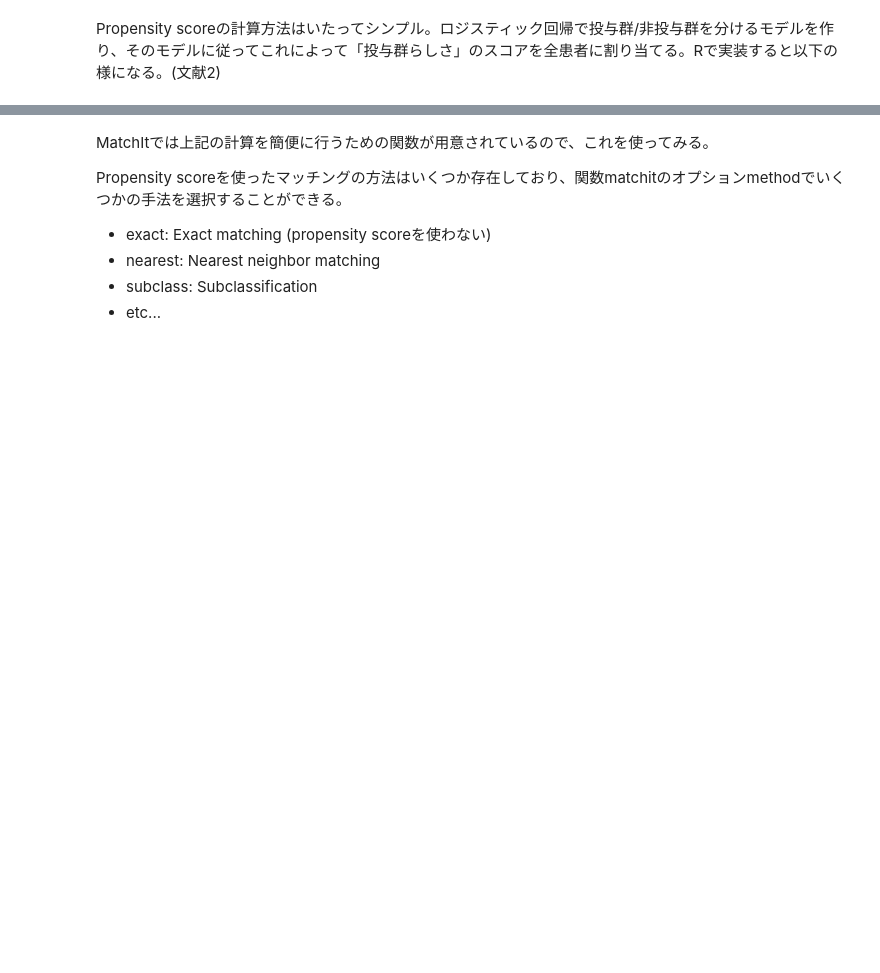
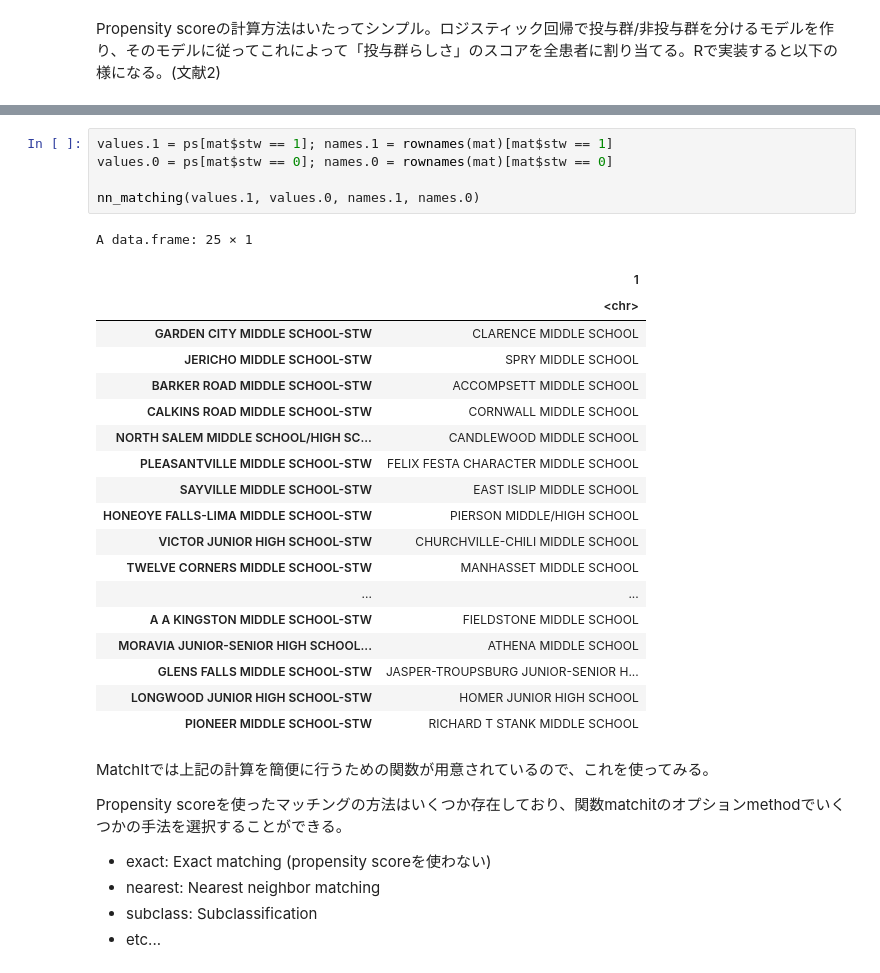
Before and after one commit to tmaruy/RWD, a Jupyter notebook: Propensity_score_maching/Matchit.ipynb, the cells around one changed output, grey strips where cells are left out. Cells and saved outputs as stored; diff of their text form; blank space fills up the shorter version.

```diff
--- a/Propensity_score_maching/Matchit.ipynb
+++ b/Propensity_score_maching/Matchit.ipynb
@@ -161,3 +205,28 @@ boxplot(ps,mat$stw)
+# %%
+values.1 = ps[mat$stw == 1]; names.1 = rownames(mat)[mat$stw == 1]
+values.0 = ps[mat$stw == 0]; names.0 = rownames(mat)[mat$stw == 0]
+
+nn_matching(values.1, values.0, names.1, names.0)
+# %% [output]
+A data.frame: 25 × 1
+|  | 1 |
+|  | <chr> |
+| GARDEN CITY MIDDLE SCHOOL-STW | CLARENCE MIDDLE SCHOOL |
+| JERICHO MIDDLE SCHOOL-STW | SPRY MIDDLE SCHOOL |
+| BARKER ROAD MIDDLE SCHOOL-STW | ACCOMPSETT MIDDLE SCHOOL |
+| CALKINS ROAD MIDDLE SCHOOL-STW | CORNWALL MIDDLE SCHOOL |
+| NORTH SALEM MIDDLE SCHOOL/HIGH SC... | CANDLEWOOD MIDDLE SCHOOL |
+| PLEASANTVILLE MIDDLE SCHOOL-STW | FELIX FESTA CHARACTER MIDDLE SCHOOL |
+| SAYVILLE MIDDLE SCHOOL-STW | EAST ISLIP MIDDLE SCHOOL |
+| HONEOYE FALLS-LIMA MIDDLE SCHOOL-STW | PIERSON MIDDLE/HIGH SCHOOL |
+| VICTOR JUNIOR HIGH SCHOOL-STW | CHURCHVILLE-CHILI MIDDLE SCHOOL |
+| TWELVE CORNERS MIDDLE SCHOOL-STW | MANHASSET MIDDLE SCHOOL |
+| ... | ... |
+| A A KINGSTON MIDDLE SCHOOL-STW | FIELDSTONE MIDDLE SCHOOL |
+| MORAVIA JUNIOR-SENIOR HIGH SCHOOL... | ATHENA MIDDLE SCHOOL |
+| GLENS FALLS MIDDLE SCHOOL-STW | JASPER-TROUPSBURG JUNIOR-SENIOR H... |
+| LONGWOOD JUNIOR HIGH SCHOOL-STW | HOMER JUNIOR HIGH SCHOOL |
+| PIONEER MIDDLE SCHOOL-STW | RICHARD T STANK MIDDLE SCHOOL |
 # %% [markdown]
 MatchItでは上記の計算を簡便に行うための関数が用意されているので、これを使ってみる。
 
```
Also changed, not shown: parts of 8 cells of this notebook.
